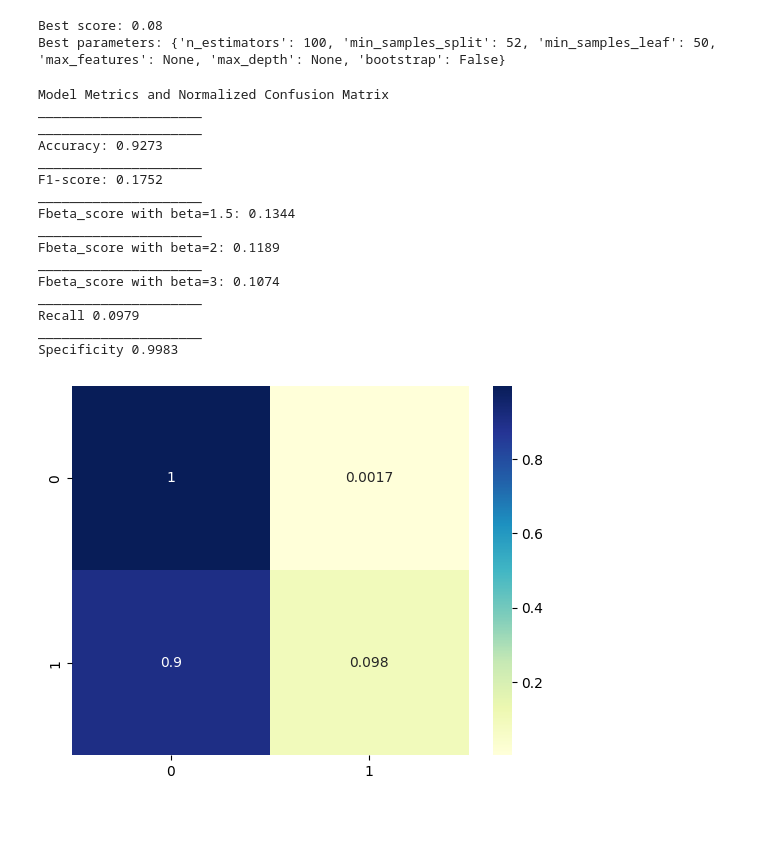
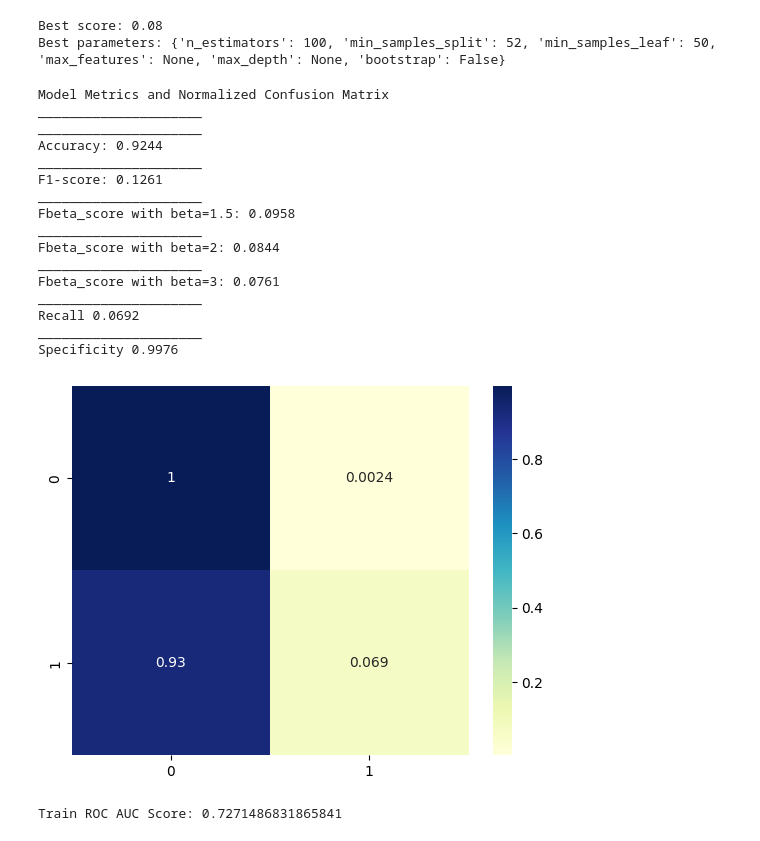
Before and after one commit to Cazta/fraud_detection_electricity_company, a Jupyter notebook: fraud_ml_randomforest.ipynb, the cells around one changed output. Cells and saved outputs as stored; diff of their text form; code cells hidden in the pictures.

```diff
--- a/fraud_ml_randomforest.ipynb
+++ b/fraud_ml_randomforest.ipynb
@@ -318,22 +318,27 @@ rs_y_probs_train_large = random_forest_best_model.predict_proba(X_train_tree_lar
 # %%
 # metrics of best model found in random grid search
 
-our_metrics(y_train_tree_large, rf_y_pred_train_large)
+our_metrics(y_train_tree_large, rs_y_pred_train_large)
 # %% [output]
 Model Metrics and Normalized Confusion Matrix
 _____________________
 _____________________
-Accuracy: 0.9273
+Accuracy: 0.9244
 _____________________
-F1-score: 0.1752
+F1-score: 0.1261
 _____________________
-Fbeta_score with beta=1.5: 0.1344
+Fbeta_score with beta=1.5: 0.0958
 _____________________
-Fbeta_score with beta=2: 0.1189
+Fbeta_score with beta=2: 0.0844
 _____________________
-Fbeta_score with beta=3: 0.1074
+Fbeta_score with beta=3: 0.0761
 _____________________
-Recall 0.0979
+Recall 0.0692
 _____________________
-Specificity 0.9983
+Specificity 0.9976
-[figure, old version]
+[figure, new version]
+# %%
+# roc-auc-score of test (large subsample)
+print(f'Train ROC AUC Score: {roc_auc_score(y_train_tree_large, rs_y_probs_train_large)}')
+# %% [output]
+Train ROC AUC Score: 0.7271486831865841
```
